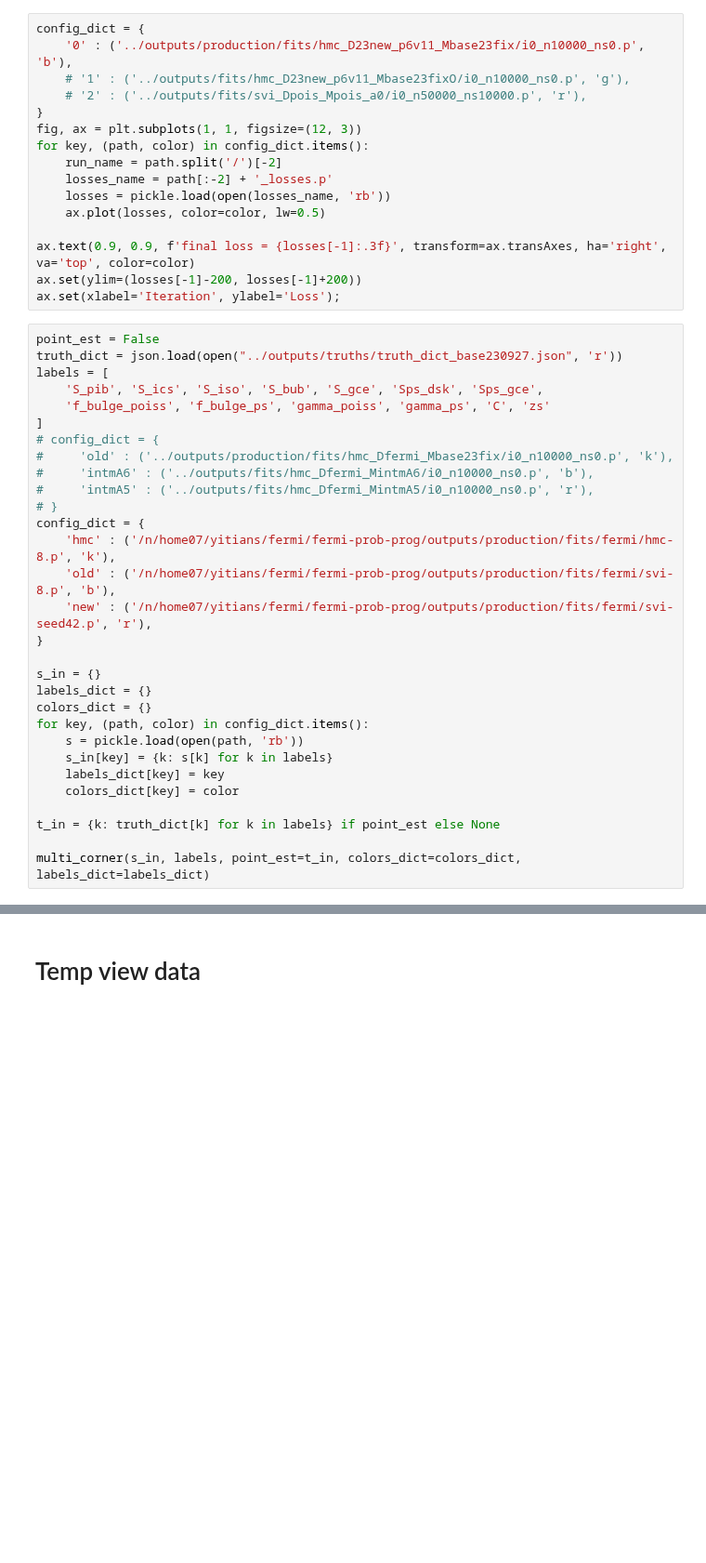
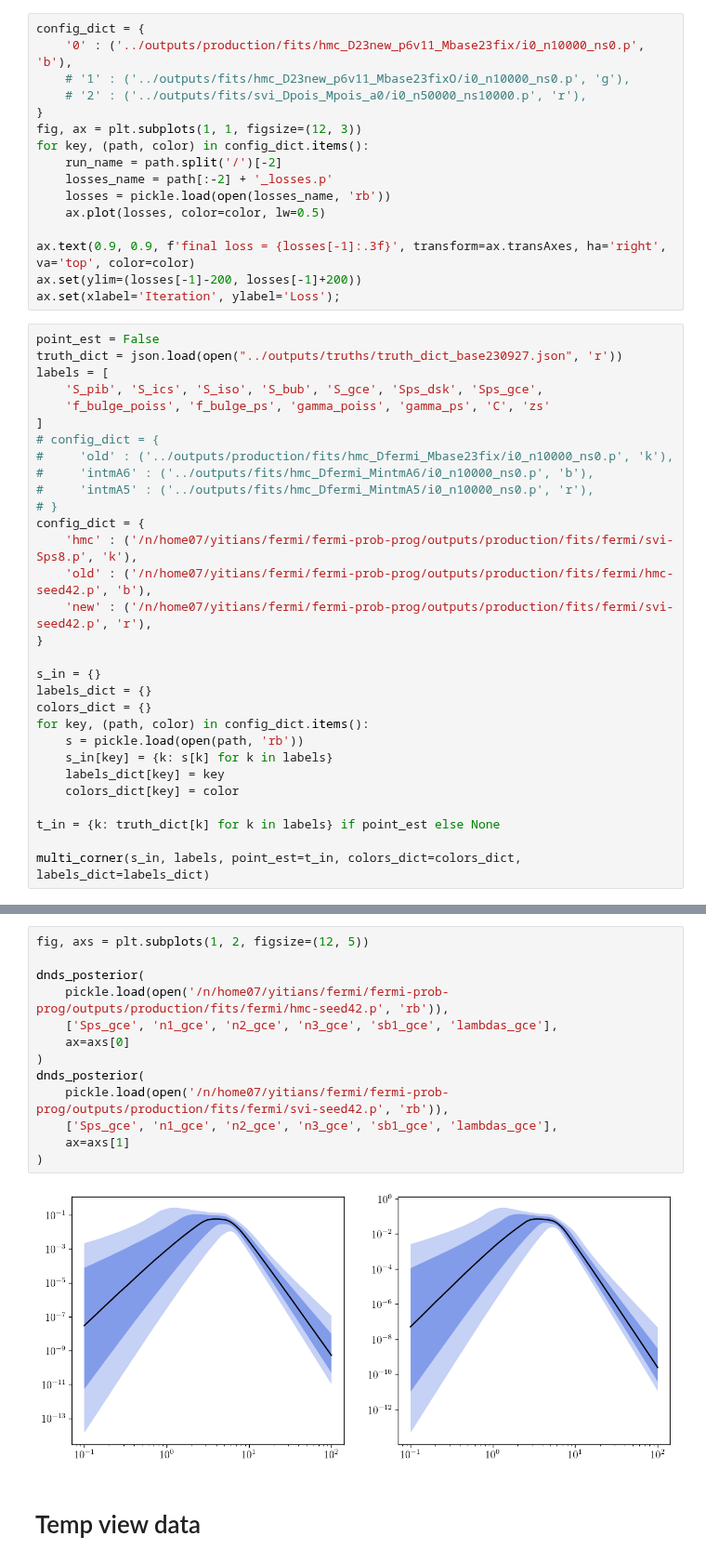
Before and after one commit to smsharma/fermi-prob-prog, a Jupyter notebook: analysis/view.ipynb, the cells around one changed output, grey strips where cells are left out. Shown at 93% size. Cells and saved outputs as stored; diff of their text form; blank space fills up the shorter version.

Commit message:
dnds posterior

```diff
--- a/analysis/view.ipynb
+++ b/analysis/view.ipynb
@@ -100,8 +91,8 @@ labels = [
 #     'intmA5' : ('../outputs/fits/hmc_Dfermi_MintmA5/i0_n10000_ns0.p', 'r'),
 # }
 config_dict = {
-    'hmc' : ('/n/home07/yitians/fermi/fermi-prob-prog/outputs/production/fits/fermi/hmc-8.p', 'k'),
-    'old' : ('/n/home07/yitians/fermi/fermi-prob-prog/outputs/production/fits/fermi/svi-8.p', 'b'),
+    'hmc' : ('/n/home07/yitians/fermi/fermi-prob-prog/outputs/production/fits/fermi/svi-Sps8.p', 'k'),
+    'old' : ('/n/home07/yitians/fermi/fermi-prob-prog/outputs/production/fits/fermi/hmc-seed42.p', 'b'),
     'new' : ('/n/home07/yitians/fermi/fermi-prob-prog/outputs/production/fits/fermi/svi-seed42.p', 'r'),
 }
 
@@ -120,3 +113,18 @@ multi_corner(s_in, labels, point_est=t_in, colors_dict=colors_dict, labels_dict=
+# %%
+fig, axs = plt.subplots(1, 2, figsize=(12, 5))
+
+dnds_posterior(
+    pickle.load(open('/n/home07/yitians/fermi/fermi-prob-prog/outputs/production/fits/fermi/hmc-seed42.p', 'rb')),
+    ['Sps_gce', 'n1_gce', 'n2_gce', 'n3_gce', 'sb1_gce', 'lambdas_gce'],
+    ax=axs[0]
+)
+dnds_posterior(
+    pickle.load(open('/n/home07/yitians/fermi/fermi-prob-prog/outputs/production/fits/fermi/svi-seed42.p', 'rb')),
+    ['Sps_gce', 'n1_gce', 'n2_gce', 'n3_gce', 'sb1_gce', 'lambdas_gce'],
+    ax=axs[1]
+)
+# %% [output]
+[figure, added]
 # %% [markdown]
 # Temp view data
 # %%
```
Also changed, not shown: parts of 2 cells of this notebook, 3 other files.
